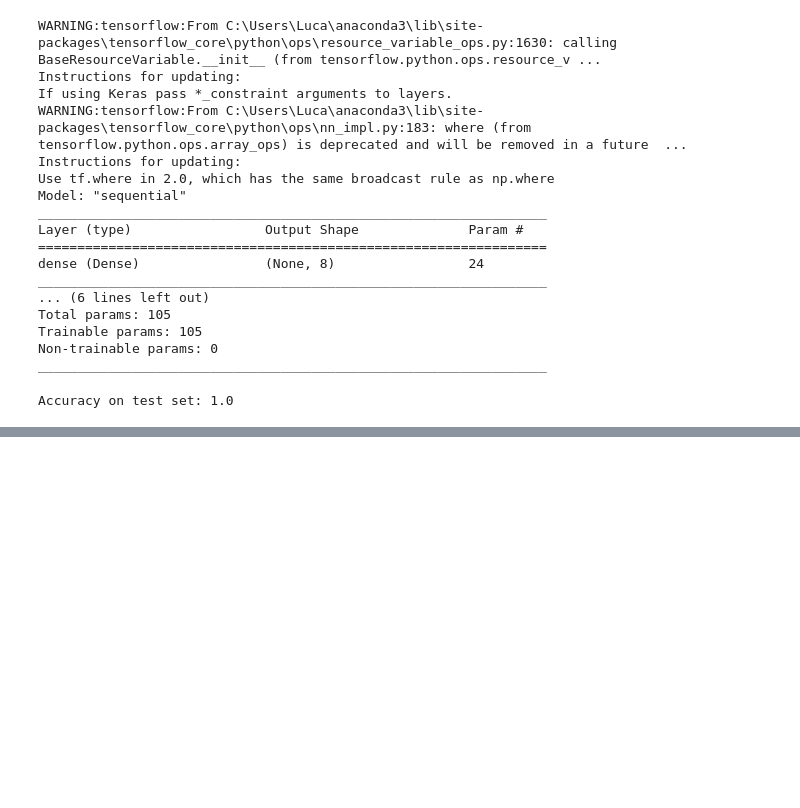
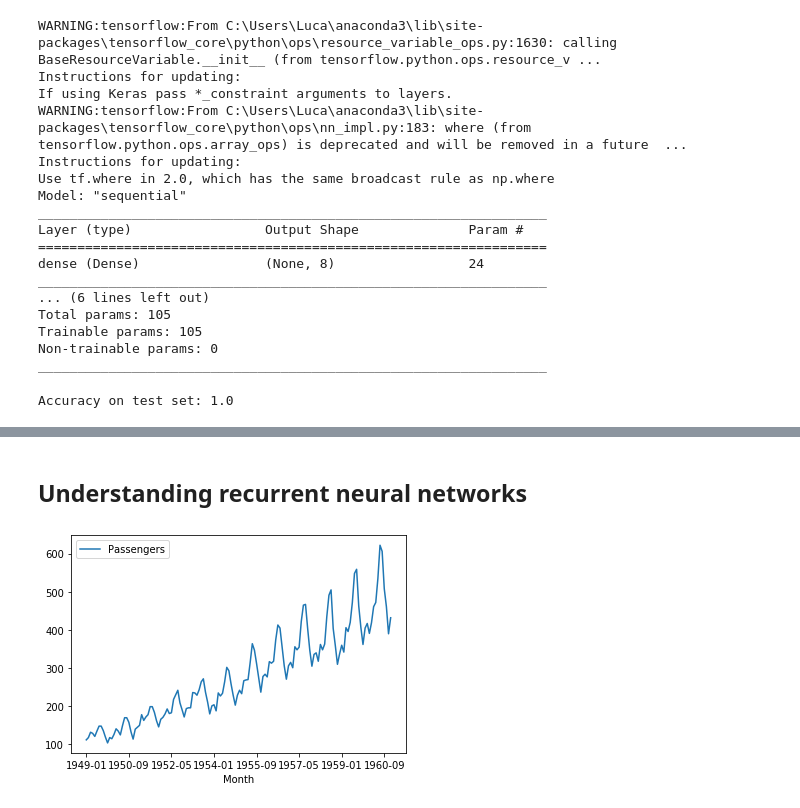
Before and after one commit to lmassaron/ml4dummies_2ed, a Jupyter notebook: ch_14/ML4D2D; 14; Hitting Complexity with Neural Networks.ipynb, the cells around one changed output, grey strips where cells are left out. Cells and saved outputs as stored; diff of their text form; code cells hidden in the pictures; blank space fills up the shorter version.

```diff
--- a/ch_14/ML4D2D; 14; Hitting Complexity with Neural Networks.ipynb
+++ b/ch_14/ML4D2D; 14; Hitting Complexity with Neural Networks.ipynb
@@ -79,0 +183,2 @@ plt.show()
+# %% [markdown]
+## Understanding recurrent neural networks
@@ -79,0 +189,9 @@ plt.show()
+# %%
+filename = 'https://github.com/lmassaron/datasets/'
+filename += 'releases/download/1.0/air_passengers.feather'
+passengers = pd.read_feather(filename).set_index('Month')
+# %%
+passengers.plot()
+plt.show()
+# %% [output]
+[figure, added]
```
Also changed, not shown: parts of 20 cells of this notebook, 1 other file.
